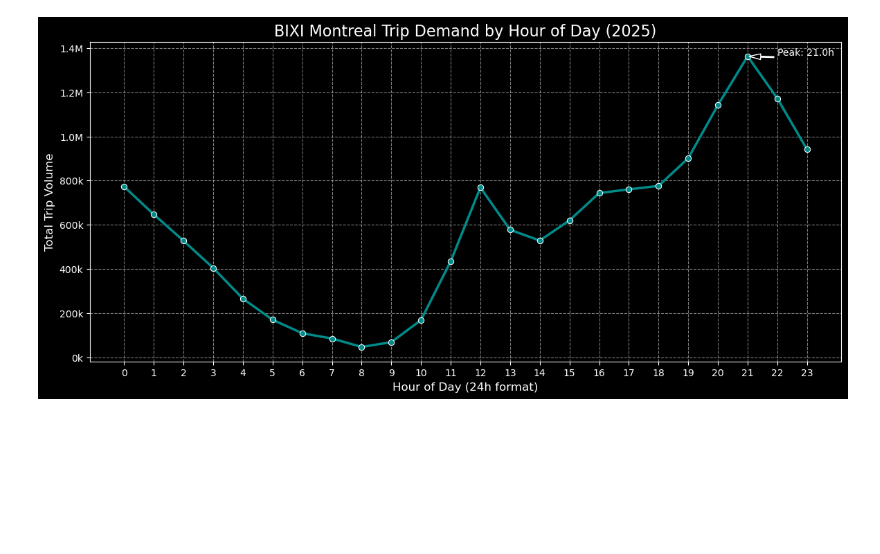
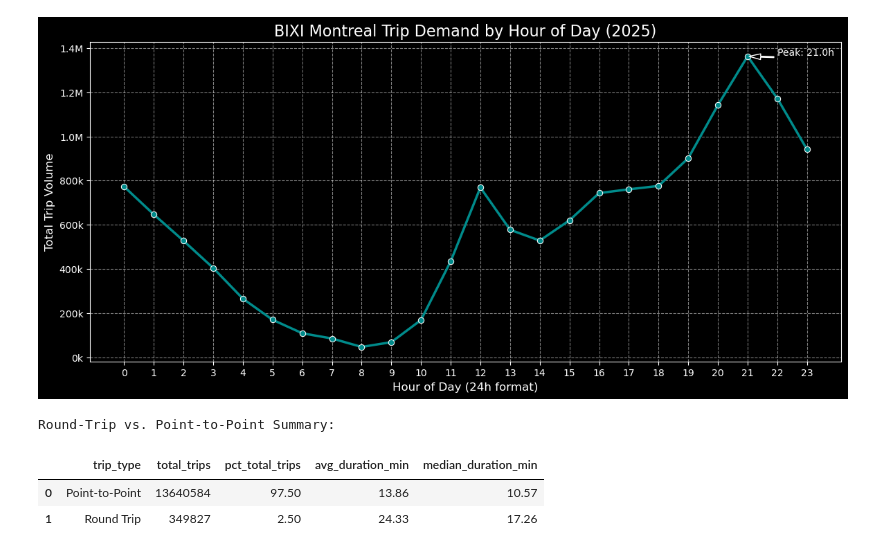
Before and after one commit to NTK-Nori/Bixi-project, a Jupyter notebook: notebooks/02_exploratory_data_analysis.ipynb, the cells around one changed output. Cells and saved outputs as stored; diff of their text form; code cells hidden in the pictures; blank space fills up the shorter version.

Commit message:
feat(eda): round-trip vs point-to-point ride

```diff
--- a/notebooks/02_exploratory_data_analysis.ipynb
+++ b/notebooks/02_exploratory_data_analysis.ipynb
@@ -108,3 +108,21 @@ plt.annotate(f"Peak: {peak_hour.hour}h", xy=(peak_hour.hour, peak_hour.trip_coun
 plt.show()
 # %% [output]
 [figure]
+# %%
+round_trip_summary = df.groupby('is_round_trip').agg(
+    total_trips=('duration_sec', 'count'),
+    avg_duration_min=('duration_sec', lambda x: (x.mean() / 60)),
+    median_duration_min=('duration_sec', lambda x: (x.median() / 60))
+).reset_index()
+
+round_trip_summary['trip_type'] = round_trip_summary['is_round_trip'].map({True: 'Round Trip', False: 'Point-to-Point'})
+round_trip_summary['pct_total_trips'] = (round_trip_summary['total_trips'] / len(df)) * 100
+round_trip_summary = round_trip_summary[['trip_type', 'total_trips', 'pct_total_trips', 'avg_duration_min', 'median_duration_min']]
+
+print("Round-Trip vs. Point-to-Point Summary:")
+display(round_trip_summary)
+# %% [output]
+Round-Trip vs. Point-to-Point Summary:
+|  | trip_type | total_trips | pct_total_trips | avg_duration_min | median_duration_min |
+| 0 | Point-to-Point | 13640584 | 97.50 | 13.86 | 10.57 |
+| 1 | Round Trip | 349827 | 2.50 | 24.33 | 17.26 |
```
